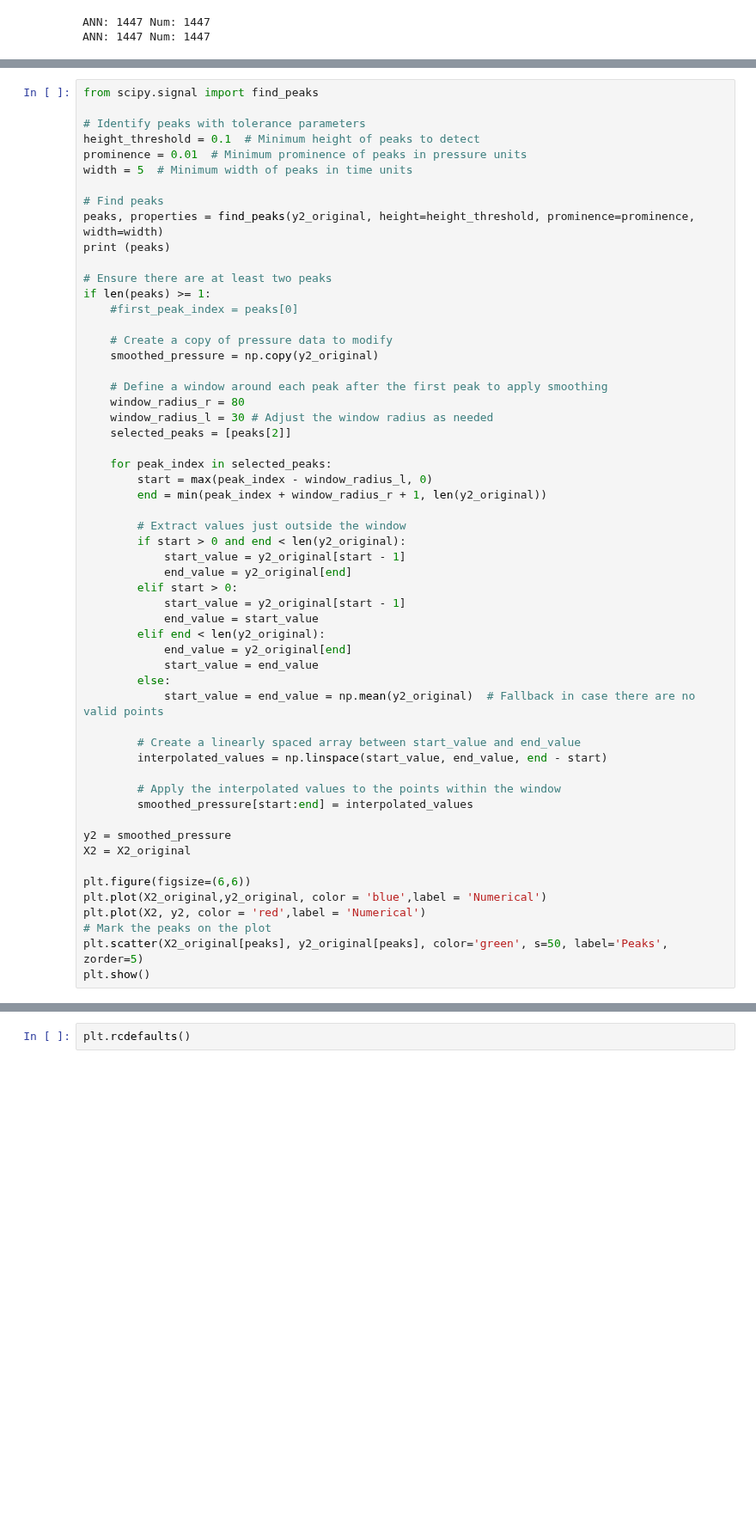
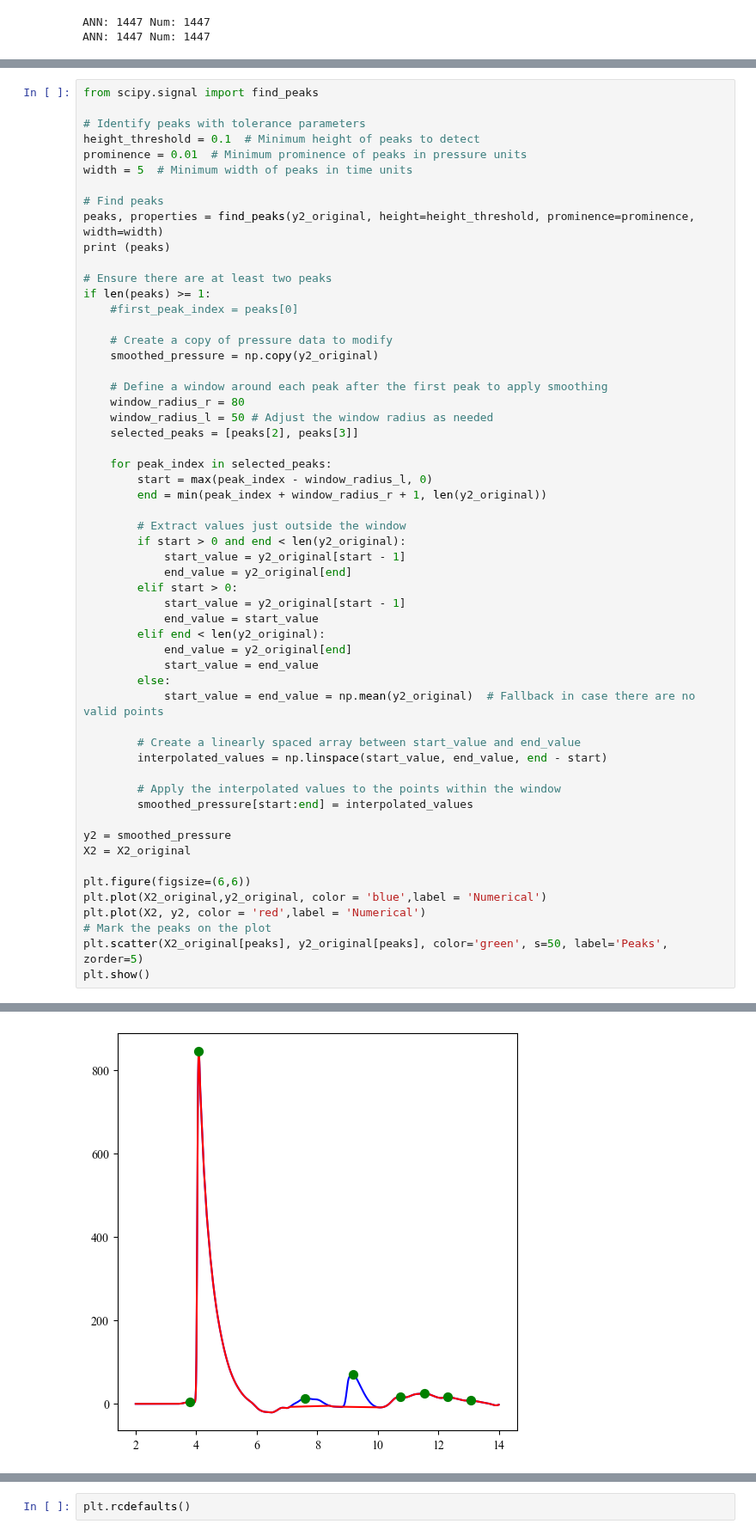
Before and after one commit to ChamodiWidanage/Pressure_history_2, a Jupyter notebook: RP_Combined_Code_All_Sections.ipynb, the cells around one changed output, grey strips where cells are left out. Shown at 86% size. Saved outputs shown, nothing was run; the diff lists cells and outputs as text; blank space fills up the shorter version.

```diff
--- a/RP_Combined_Code_All_Sections.ipynb
+++ b/RP_Combined_Code_All_Sections.ipynb
@@ -254,8 +255,8 @@ if len(peaks) >= 1:
 
     # Define a window around each peak after the first peak to apply smoothing
     window_radius_r = 80
-    window_radius_l = 30 # Adjust the window radius as needed
-    selected_peaks = [peaks[2]]
+    window_radius_l = 50 # Adjust the window radius as needed
+    selected_peaks = [peaks[2], peaks[3]]
 
     for peak_index in selected_peaks:
         start = max(peak_index - window_radius_l, 0)
@@ -295,3 +295,4 @@ IndexError: index 2 is out of bounds for axis 0 with size 2
+[figure, added]
 # %%
 # Numerical
 max_index_num = np.argmax(y2)
```
Also changed, not shown: parts of 10 cells of this notebook, 4 other files.
